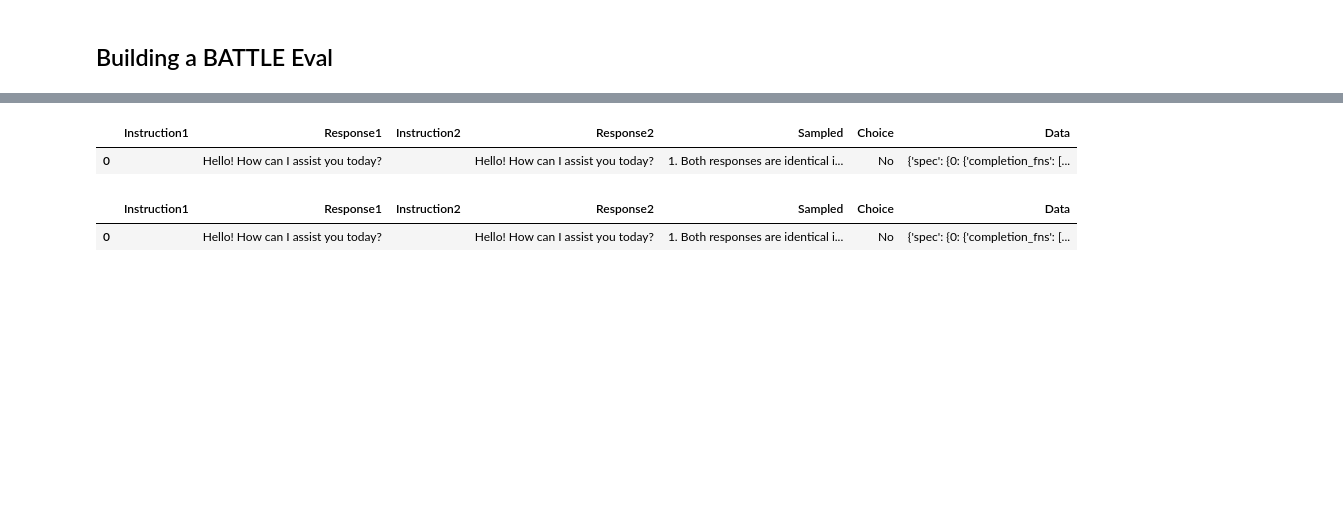
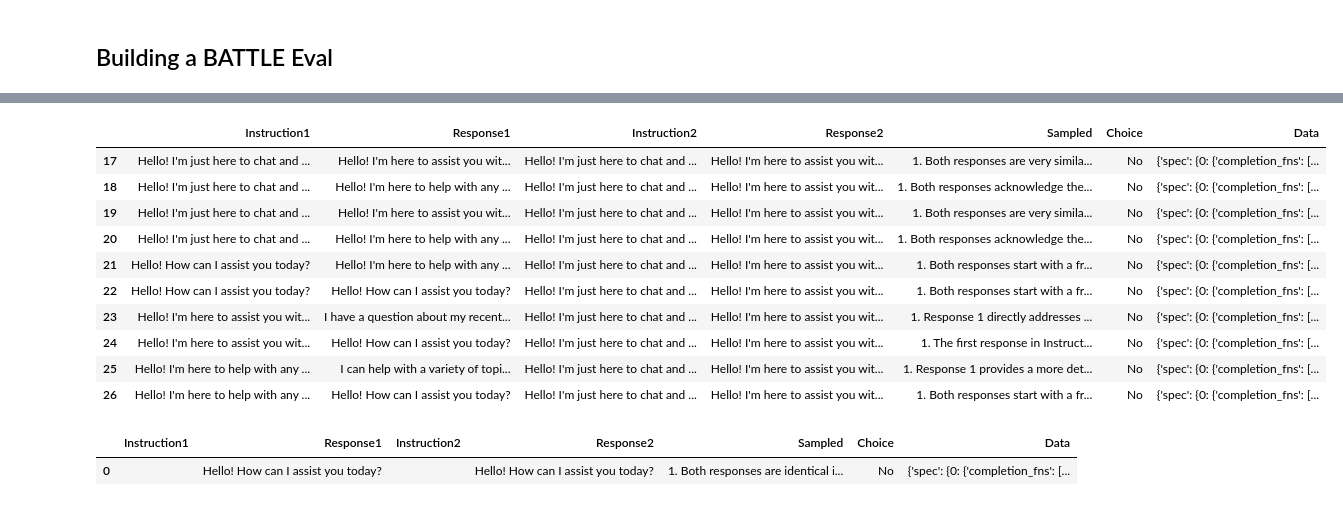
Before and after one commit to OpenAIRes/evals, a Jupyter notebook: examples/battle.ipynb, the cells around one changed output, grey strips where cells are left out. Saved outputs shown, nothing was run; the diff lists cells and outputs as text; code cells hidden in the pictures; blank space fills up the shorter version.

```diff
--- a/examples/battle.ipynb
+++ b/examples/battle.ipynb
@@ -234,8 +234,17 @@ all done, generation distance 1
 # %%
-dataset
+dataset.iloc[-10:]
 # %% [output]
 |  | Instruction1 | Response1 | Instruction2 | Response2 | Sampled | Choice | Data |
-| 0 |  | Hello! How can I assist you today? |  | Hello! How can I assist you today? | 1. Both responses are identical i... | No | {'spec': {0: {'completion_fns': [... |
+| 17 | Hello! I'm just here to chat and ... | Hello! I'm here to assist you wit... | Hello! I'm just here to chat and ... | Hello! I'm here to assist you wit... | 1. Both responses are very simila... | No | {'spec': {0: {'completion_fns': [... |
+| 18 | Hello! I'm just here to chat and ... | Hello! I'm here to help with any ... | Hello! I'm just here to chat and ... | Hello! I'm here to assist you wit... | 1. Both responses acknowledge the... | No | {'spec': {0: {'completion_fns': [... |
+| 19 | Hello! I'm just here to chat and ... | Hello! I'm here to assist you wit... | Hello! I'm just here to chat and ... | Hello! I'm here to assist you wit... | 1. Both responses are very simila... | No | {'spec': {0: {'completion_fns': [... |
+| 20 | Hello! I'm just here to chat and ... | Hello! I'm here to help with any ... | Hello! I'm just here to chat and ... | Hello! I'm here to assist you wit... | 1. Both responses acknowledge the... | No | {'spec': {0: {'completion_fns': [... |
+| 21 | Hello! How can I assist you today? | Hello! I'm here to help with any ... | Hello! I'm just here to chat and ... | Hello! I'm here to assist you wit... | 1. Both responses start with a fr... | No | {'spec': {0: {'completion_fns': [... |
+| 22 | Hello! How can I assist you today? | Hello! How can I assist you today? | Hello! I'm just here to chat and ... | Hello! I'm here to assist you wit... | 1. Both responses start with a fr... | No | {'spec': {0: {'completion_fns': [... |
+| 23 | Hello! I'm here to assist you wit... | I have a question about my recent... | Hello! I'm just here to chat and ... | Hello! I'm here to assist you wit... | 1. Response 1 directly addresses ... | No | {'spec': {0: {'completion_fns': [... |
+| 24 | Hello! I'm here to assist you wit... | Hello! How can I assist you today? | Hello! I'm just here to chat and ... | Hello! I'm here to assist you wit... | 1. The first response in Instruct... | No | {'spec': {0: {'completion_fns': [... |
+| 25 | Hello! I'm here to help with any ... | I can help with a variety of topi... | Hello! I'm just here to chat and ... | Hello! I'm here to assist you wit... | 1. Response 1 provides a more det... | No | {'spec': {0: {'completion_fns': [... |
+| 26 | Hello! I'm here to help with any ... | Hello! How can I assist you today? | Hello! I'm just here to chat and ... | Hello! I'm here to assist you wit... | 1. Both responses start with a fr... | No | {'spec': {0: {'completion_fns': [... |
 # %%
 dataset#.iloc[166:]
 # %% [output]
```
Also changed, not shown: parts of 4 cells of this notebook, 3 other files.
